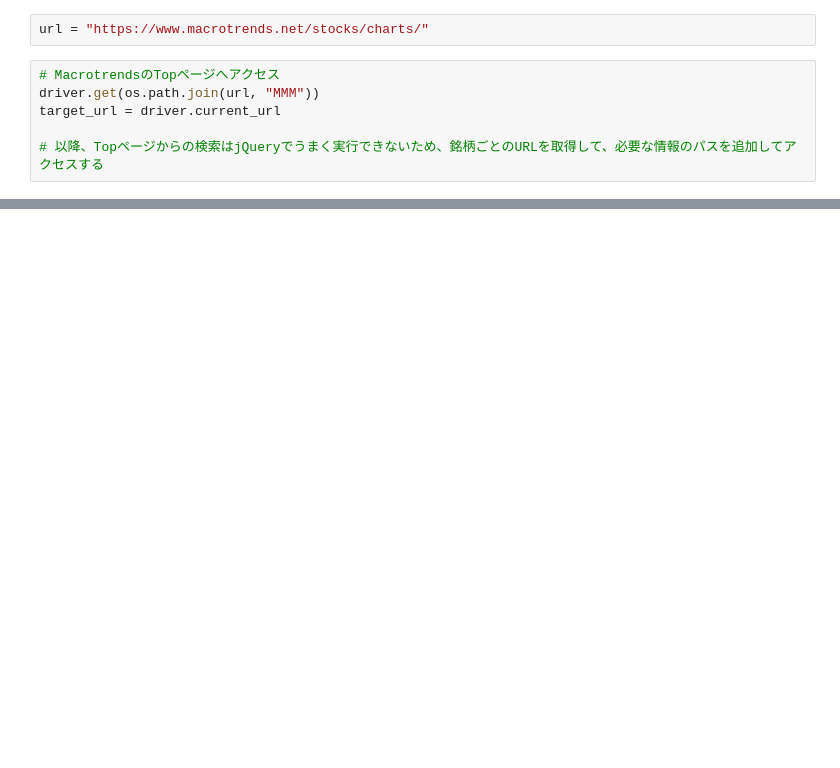
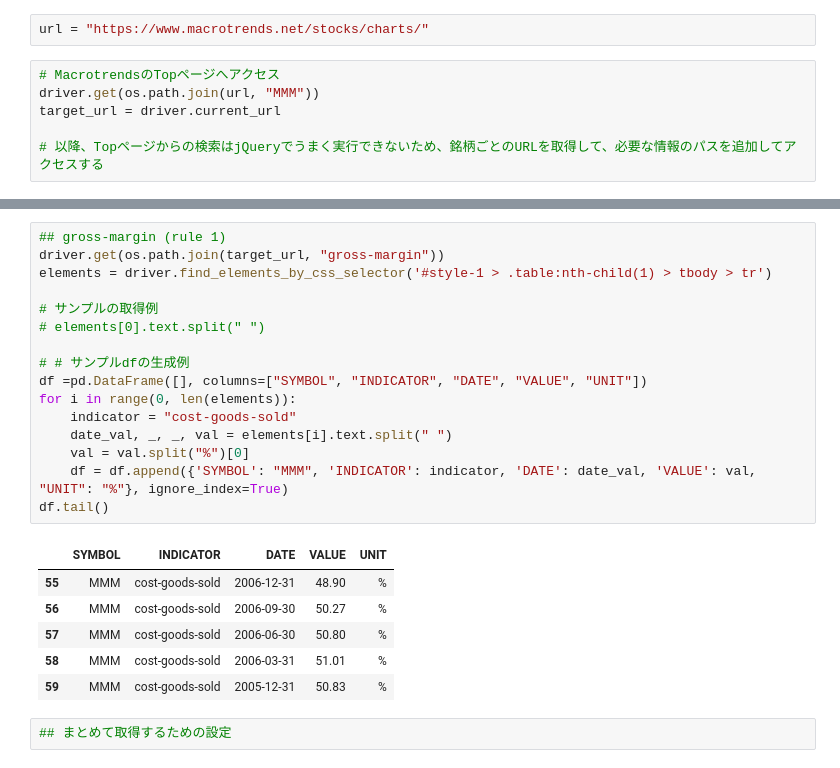
Before and after one commit to Masa-Ochi/project-b, a Jupyter notebook: get_stock_list.ipynb, the cells around one changed output, grey strips where cells are left out. Cells and saved outputs as stored; diff of their text form; blank space fills up the shorter version.

```diff
--- a/get_stock_list.ipynb
+++ b/get_stock_list.ipynb
@@ -179,0 +192,25 @@ elements[0].text.split(" $")
+# %%
+## gross-margin (rule 1)
+driver.get(os.path.join(target_url, "gross-margin"))
+elements = driver.find_elements_by_css_selector('#style-1 > .table:nth-child(1) > tbody > tr')
+
+# サンプルの取得例
+# elements[0].text.split(" ")
+
+# # サンプルdfの生成例
+df =pd.DataFrame([], columns=["SYMBOL", "INDICATOR", "DATE", "VALUE", "UNIT"])
+for i in range(0, len(elements)):
+    indicator = "cost-goods-sold"
+    date_val, _, _, val = elements[i].text.split(" ")
+    val = val.split("%")[0]
+    df = df.append({'SYMBOL': "MMM", 'INDICATOR': indicator, 'DATE': date_val, 'VALUE': val, "UNIT": "%"}, ignore_index=True)
+df.tail()
+# %% [output]
+|  | SYMBOL | INDICATOR | DATE | VALUE | UNIT |
+| 55 | MMM | cost-goods-sold | 2006-12-31 | 48.90 | % |
+| 56 | MMM | cost-goods-sold | 2006-09-30 | 50.27 | % |
+| 57 | MMM | cost-goods-sold | 2006-06-30 | 50.80 | % |
+| 58 | MMM | cost-goods-sold | 2006-03-31 | 51.01 | % |
+| 59 | MMM | cost-goods-sold | 2005-12-31 | 50.83 | % |
+# %%
+## まとめて取得するための設定
```
Also changed, not shown: parts of 37 cells of this notebook, 1 other file.
